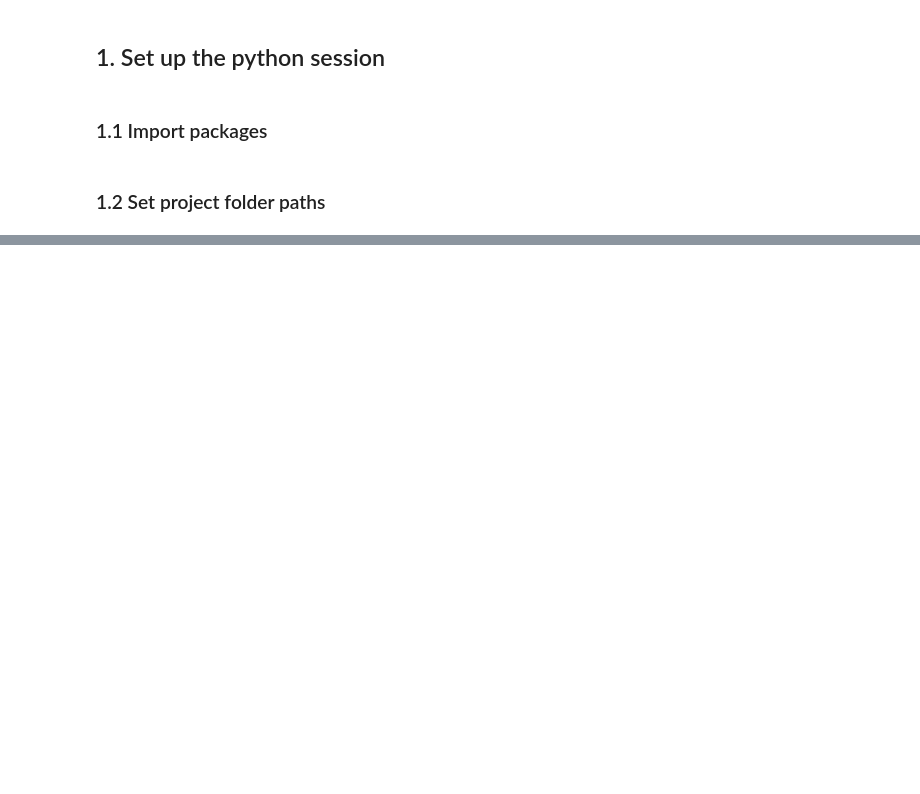
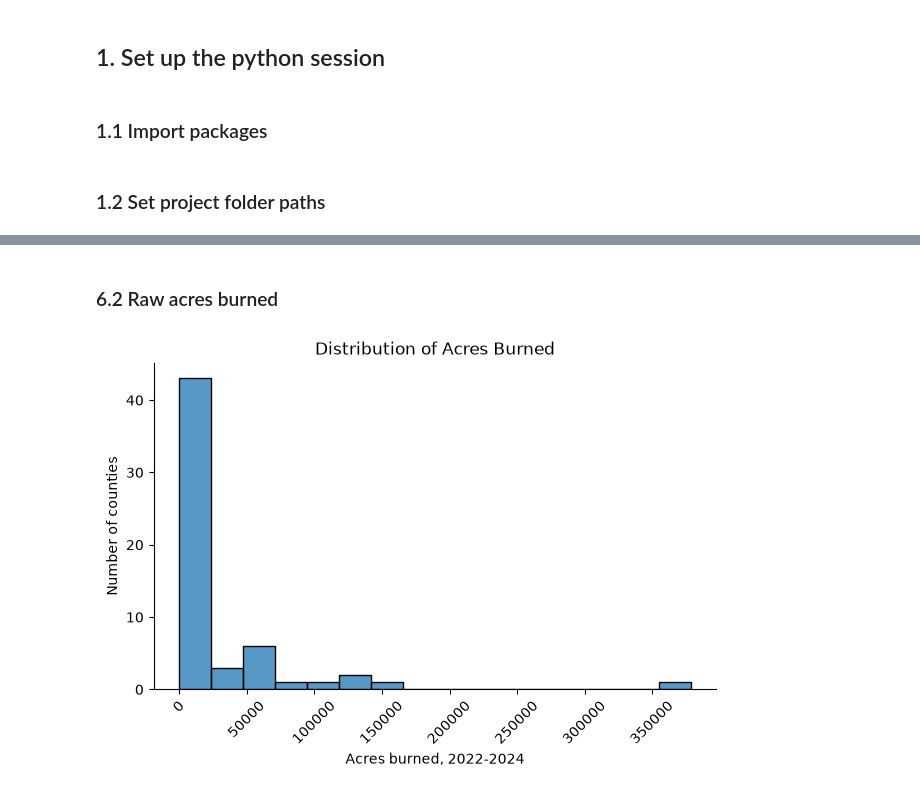
Before and after one commit to maya-schroder/SchroderSwireYangThieu, a Jupyter notebook: scripts/County_Validation_Analysis.ipynb, the cells around one changed output, grey strips where cells are left out. Saved outputs shown, nothing was run; the diff lists cells and outputs as text; code cells hidden in the pictures; blank space fills up the shorter version.

```diff
--- a/scripts/County_Validation_Analysis.ipynb
+++ b/scripts/County_Validation_Analysis.ipynb
@@ -27,0 +162,17 @@ FileNotFoundError: [Errno 2] No such file or directory: 'c:\\Users\\qt29\\Docume
+# %% [markdown]
+### 6.2 Raw acres burned
+# %%
+# 6.2 Distribution of acres burned
+g = sns.displot(
+    data=county_table,
+    x='acres_burned_total',
+    height=4,
+    aspect=1.6,
+).set(
+    title  = 'Distribution of Acres Burned',
+    xlabel = 'Acres burned, 2022-2024',
+    ylabel = 'Number of counties',
+);
+g.tick_params(axis='x', rotation=45);
+# %% [output]
+[figure, added]
```
Also changed, not shown: parts of 53 cells of this notebook.
